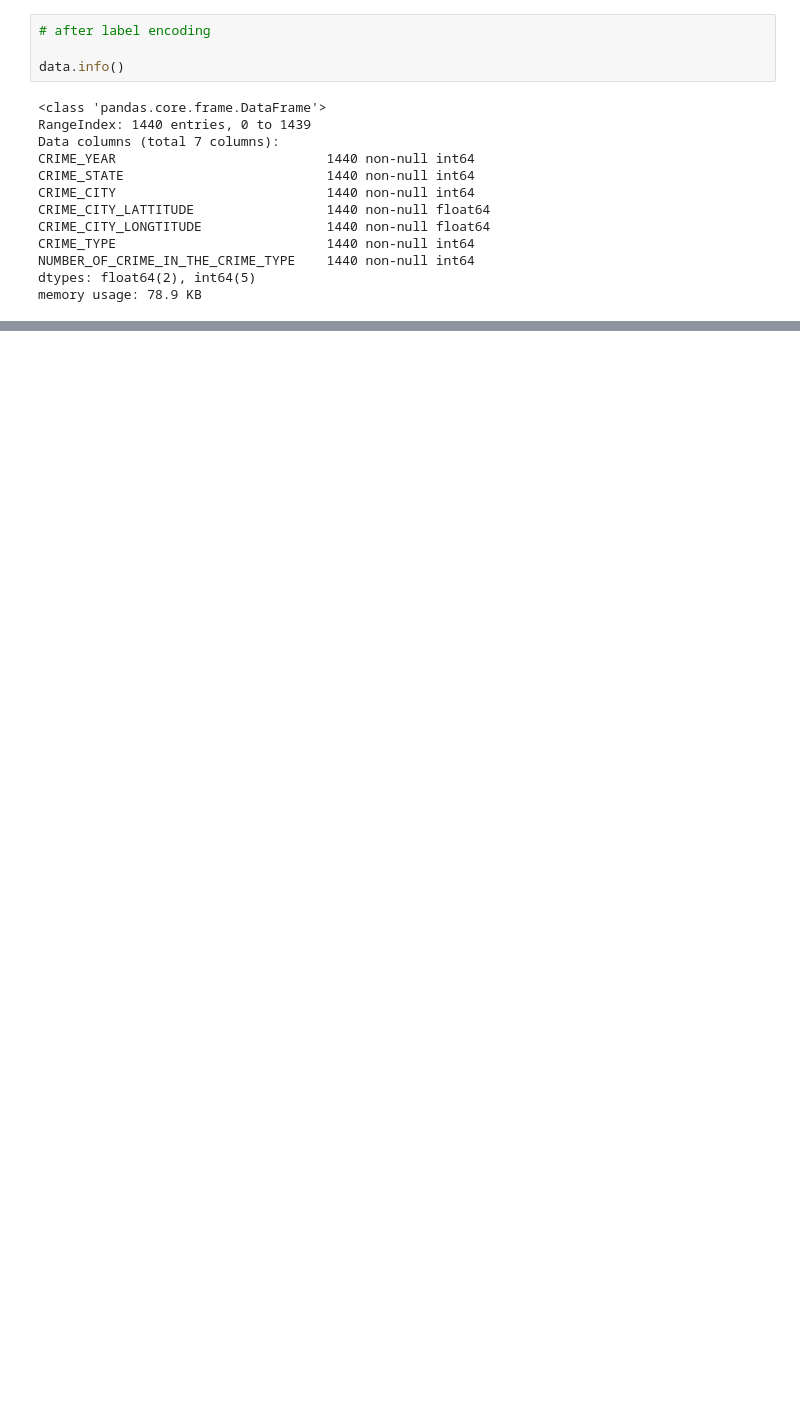
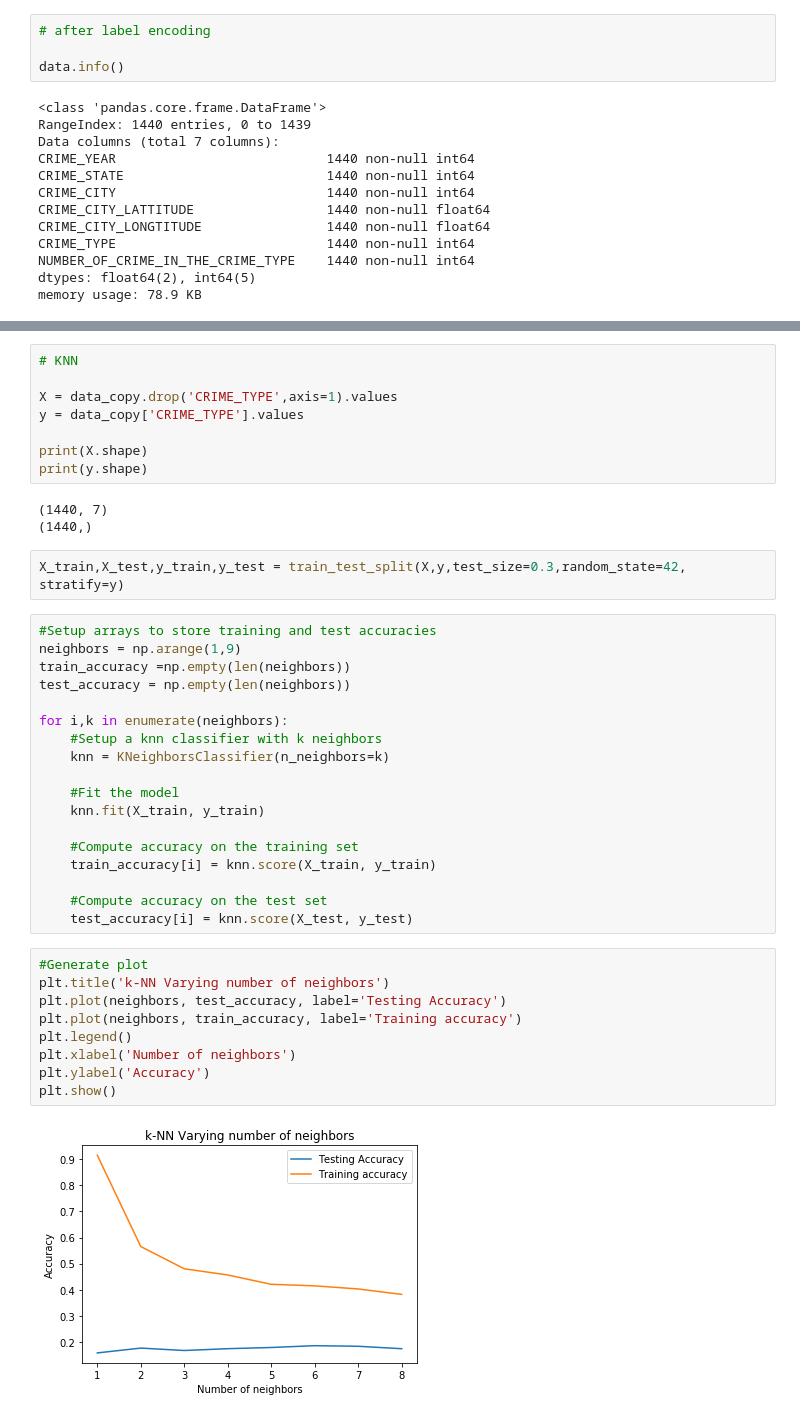
Before and after one commit to Ferdib-Al-Islam/crime-data-visualization-and-analysis, a Jupyter notebook: sowrozit_crime_tamilnadu.ipynb, the cells around one changed output, grey strips where cells are left out. Saved outputs shown, nothing was run; the diff lists cells and outputs as text; blank space fills up the shorter version.

```diff
--- a/sowrozit_crime_tamilnadu.ipynb
+++ b/sowrozit_crime_tamilnadu.ipynb
@@ -158,0 +242,42 @@ sns.lmplot('CRIME_YEAR' ,'NUMBER_OF_CRIME_IN_THE_CRIME_TYPE', data=data,
+# %%
+# KNN
+
+X = data_copy.drop('CRIME_TYPE',axis=1).values
+y = data_copy['CRIME_TYPE'].values
+
+print(X.shape)
+print(y.shape)
+# %% [output]
+(1440, 7)
+(1440,)
+# %%
+X_train,X_test,y_train,y_test = train_test_split(X,y,test_size=0.3,random_state=42, stratify=y)
+# %%
+#Setup arrays to store training and test accuracies
+neighbors = np.arange(1,9)
+train_accuracy =np.empty(len(neighbors))
+test_accuracy = np.empty(len(neighbors))
+
+for i,k in enumerate(neighbors):
+    #Setup a knn classifier with k neighbors
+    knn = KNeighborsClassifier(n_neighbors=k)
+
+    #Fit the model
+    knn.fit(X_train, y_train)
+
+    #Compute accuracy on the training set
+    train_accuracy[i] = knn.score(X_train, y_train)
+
+    #Compute accuracy on the test set
+    test_accuracy[i] = knn.score(X_test, y_test)
+# %%
+#Generate plot
+plt.title('k-NN Varying number of neighbors')
+plt.plot(neighbors, test_accuracy, label='Testing Accuracy')
+plt.plot(neighbors, train_accuracy, label='Training accuracy')
+plt.legend()
+plt.xlabel('Number of neighbors')
+plt.ylabel('Accuracy')
+plt.show()
+# %% [output]
+[figure, added]
```
Also changed, not shown: parts of 14 cells of this notebook.
